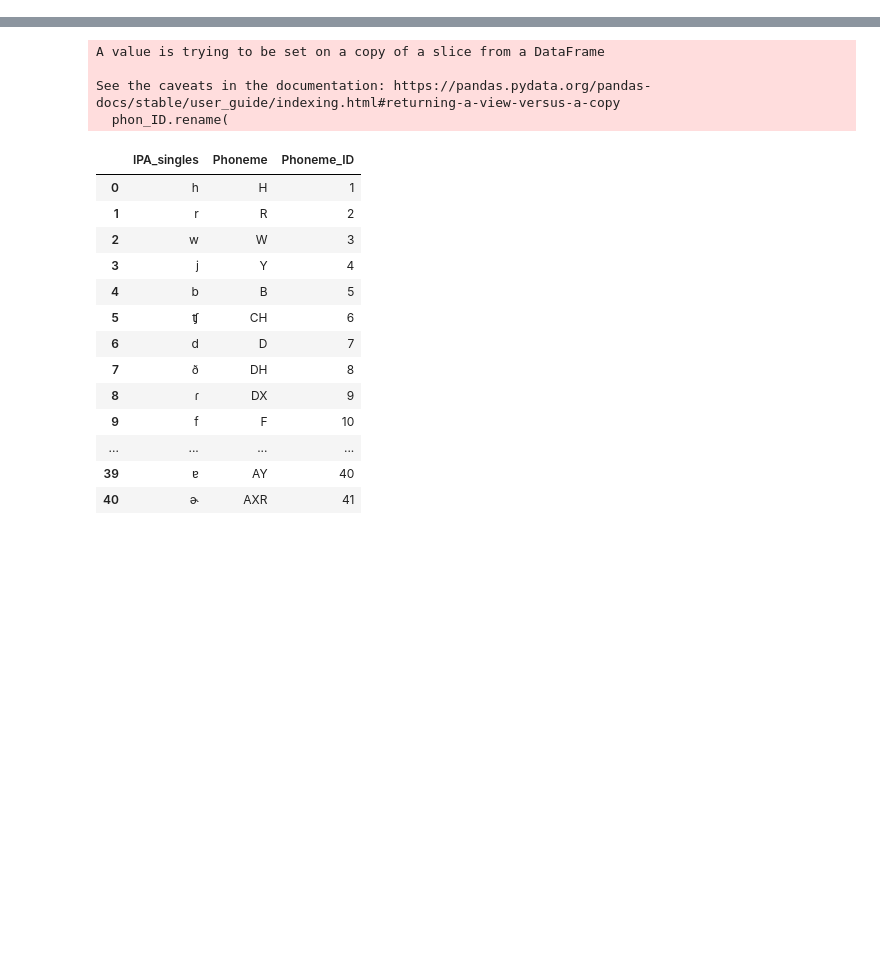
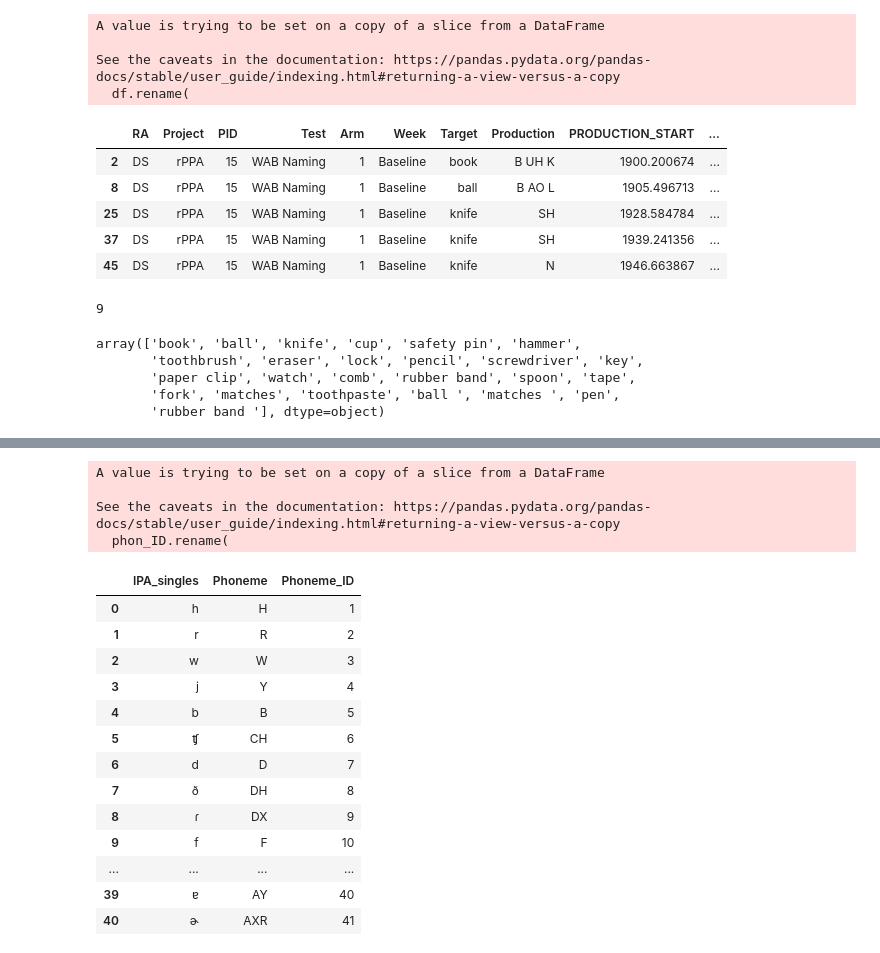
Before and after one commit to tmbiro/lvPhon, a Jupyter notebook: Python/1-DataCleaning-v092723.ipynb, the cells around one changed output, grey strips where cells are left out. Saved outputs shown, nothing was run; the diff lists cells and outputs as text; code cells hidden in the pictures; blank space fills up the shorter version.

```diff
--- a/Python/1-DataCleaning-v092723.ipynb
+++ b/Python/1-DataCleaning-v092723.ipynb
@@ -424,0 +1,13 @@ dat.head()
+# %%
+# Dependencies
+import pandas as pd
+import numpy as np
+from collections import defaultdict
+import re
+
+# Make sure you can see all output
+pd.options.display.max_rows = 4000
+# %%
+# Store filepath in a variable
+dfAll = pd.read_csv("Resources/all_data.csv", encoding="ISO-8859-1")
+dfAll.head()
@@ -424,0 +42,53 @@ dat.head()
+# %%
+# Create a subset of data based on data you are interested in working with
+df = dfAll[
+    ['ï»¿RA',
+    'Project',
+    'PID',
+    'Test',
+    'Arm',
+    'Week',
+    'Target',
+    'Production',
+    'PRODUCTION_START',
+    'PRODUCTION_END',
+    'PRODUCTION_DURATION',
+    'NOTES']
+       ]
+
+# Rename the columns to something easier to work with
+df.rename(
+    columns={
+       'ï»¿RA':'RA'
+       }, inplace=True)
+
+# Drop duplicates and NaNs
+df = df.dropna(subset=['Target','Production']).drop_duplicates()
+
+# Check data
+df.head()
+# %% [output]
+A value is trying to be set on a copy of a slice from a DataFrame
+
+See the caveats in the documentation: https://pandas.pydata.org/pandas-docs/stable/user_guide/indexing.html#returning-a-view-versus-a-copy
+  df.rename(
+|  | RA | Project | PID | Test | Arm | Week | Target | Production | PRODUCTION_START | ... |
+| 2 | DS | rPPA | 15 | WAB Naming | 1 | Baseline | book | B UH K | 1900.200674 | ... |
+| 8 | DS | rPPA | 15 | WAB Naming | 1 | Baseline | ball | B AO L | 1905.496713 | ... |
+| 25 | DS | rPPA | 15 | WAB Naming | 1 | Baseline | knife | SH | 1928.584784 | ... |
+| 37 | DS | rPPA | 15 | WAB Naming | 1 | Baseline | knife | SH | 1939.241356 | ... |
+| 45 | DS | rPPA | 15 | WAB Naming | 1 | Baseline | knife | N | 1946.663867 | ... |
+# %%
+# Check how many participants we have
+df['PID'].nunique()
+# %% [output]
+9
+# %%
+#Check that target words are correctly written
+df['Target'].unique()
+# %% [output]
+array(['book', 'ball', 'knife', 'cup', 'safety pin', 'hammer',
+       'toothbrush', 'eraser', 'lock', 'pencil', 'screwdriver', 'key',
+       'paper clip', 'watch', 'comb', 'rubber band', 'spoon', 'tape',
+       'fork', 'matches', 'toothpaste', 'ball ', 'matches ', 'pen',
+       'rubber band '], dtype=object)
```
Also changed, not shown: parts of 62 cells of this notebook, 2 other files.
